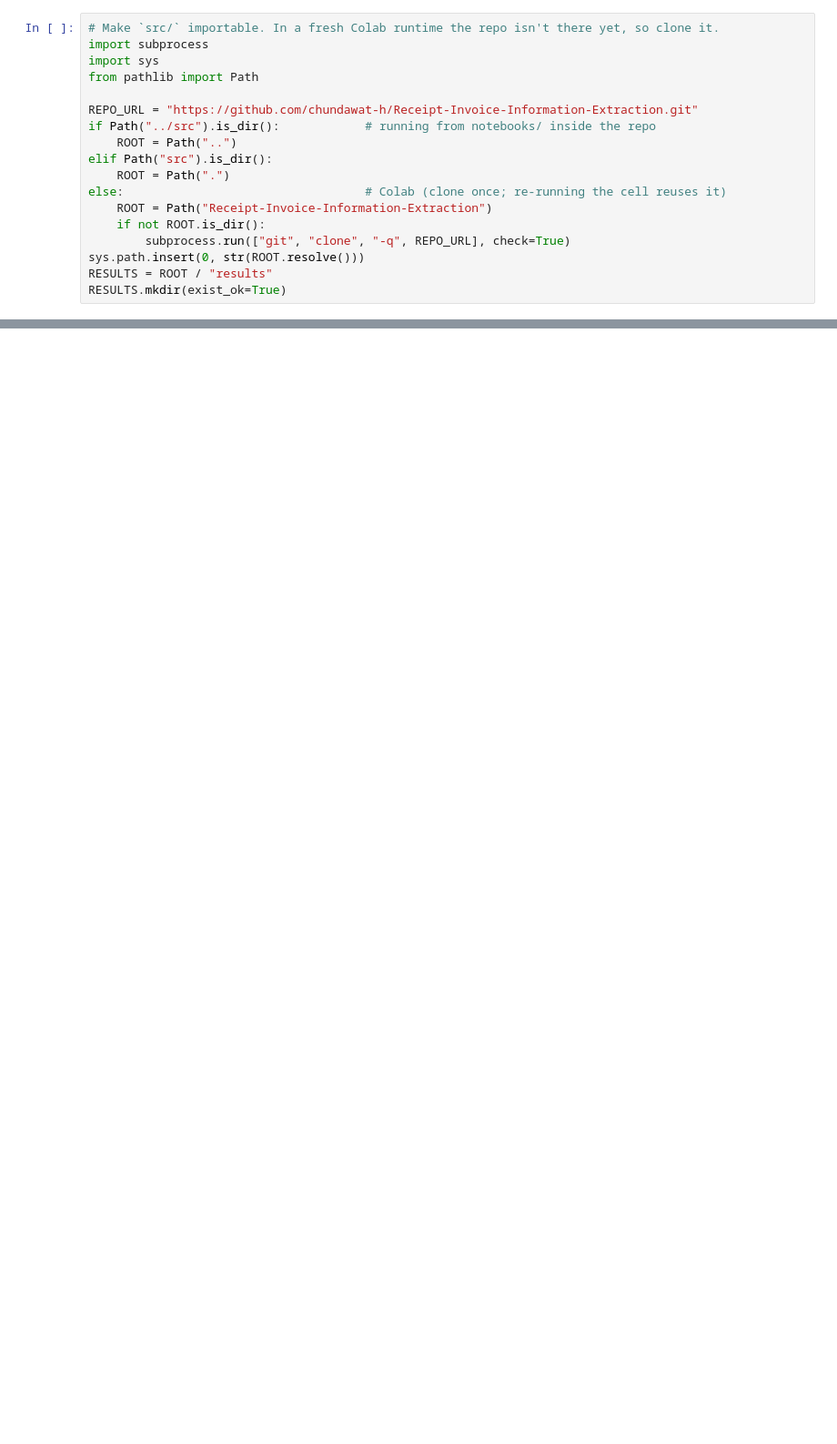
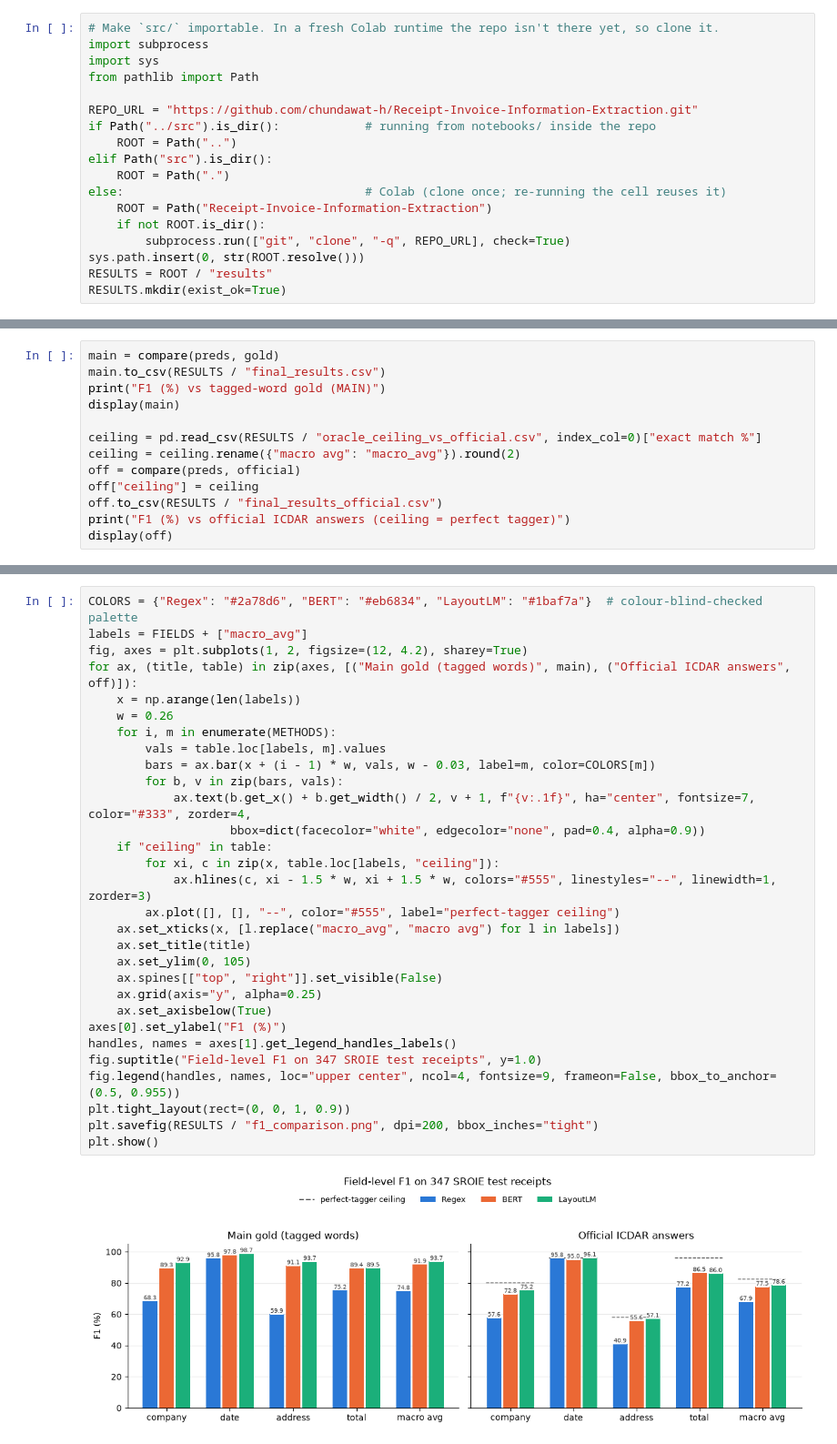
Before and after one commit to chundawat-h/Receipt-Invoice-Information-Extraction, a Jupyter notebook: notebooks/05_results_analysis.ipynb, the cells around one changed output, grey strips where cells are left out. Shown at 91% size. Drawn from its saved outputs; the diff is of its cells as text; blank space fills up the shorter version.

```diff
--- a/notebooks/05_results_analysis.ipynb
+++ b/notebooks/05_results_analysis.ipynb
@@ -37,0 +64,13 @@ display(compare(preds, official))
+# %%
+main = compare(preds, gold)
+main.to_csv(RESULTS / "final_results.csv")
+print("F1 (%) vs tagged-word gold (MAIN)")
+display(main)
+
+ceiling = pd.read_csv(RESULTS / "oracle_ceiling_vs_official.csv", index_col=0)["exact match %"]
+ceiling = ceiling.rename({"macro avg": "macro_avg"}).round(2)
+off = compare(preds, official)
+off["ceiling"] = ceiling
+off.to_csv(RESULTS / "final_results_official.csv")
+print("F1 (%) vs official ICDAR answers (ceiling = perfect tagger)")
+display(off)
@@ -37,0 +108,32 @@ display(compare(preds, official))
+# %%
+COLORS = {"Regex": "#2a78d6", "BERT": "#eb6834", "LayoutLM": "#1baf7a"}  # colour-blind-checked palette
+labels = FIELDS + ["macro_avg"]
+fig, axes = plt.subplots(1, 2, figsize=(12, 4.2), sharey=True)
+for ax, (title, table) in zip(axes, [("Main gold (tagged words)", main), ("Official ICDAR answers", off)]):
+    x = np.arange(len(labels))
+    w = 0.26
+    for i, m in enumerate(METHODS):
+        vals = table.loc[labels, m].values
+        bars = ax.bar(x + (i - 1) * w, vals, w - 0.03, label=m, color=COLORS[m])
+        for b, v in zip(bars, vals):
+            ax.text(b.get_x() + b.get_width() / 2, v + 1, f"{v:.1f}", ha="center", fontsize=7, color="#333", zorder=4,
+                    bbox=dict(facecolor="white", edgecolor="none", pad=0.4, alpha=0.9))
+    if "ceiling" in table:
+        for xi, c in zip(x, table.loc[labels, "ceiling"]):
+            ax.hlines(c, xi - 1.5 * w, xi + 1.5 * w, colors="#555", linestyles="--", linewidth=1, zorder=3)
+        ax.plot([], [], "--", color="#555", label="perfect-tagger ceiling")
+    ax.set_xticks(x, [l.replace("macro_avg", "macro avg") for l in labels])
+    ax.set_title(title)
+    ax.set_ylim(0, 105)
+    ax.spines[["top", "right"]].set_visible(False)
+    ax.grid(axis="y", alpha=0.25)
+    ax.set_axisbelow(True)
+axes[0].set_ylabel("F1 (%)")
+handles, names = axes[1].get_legend_handles_labels()
+fig.suptitle("Field-level F1 on 347 SROIE test receipts", y=1.0)
+fig.legend(handles, names, loc="upper center", ncol=4, fontsize=9, frameon=False, bbox_to_anchor=(0.5, 0.955))
+plt.tight_layout(rect=(0, 0, 1, 0.9))
+plt.savefig(RESULTS / "f1_comparison.png", dpi=200, bbox_inches="tight")
+plt.show()
+# %% [output]
+[figure, added]
```
Also changed, not shown: parts of 21 cells of this notebook, 6 other files.
